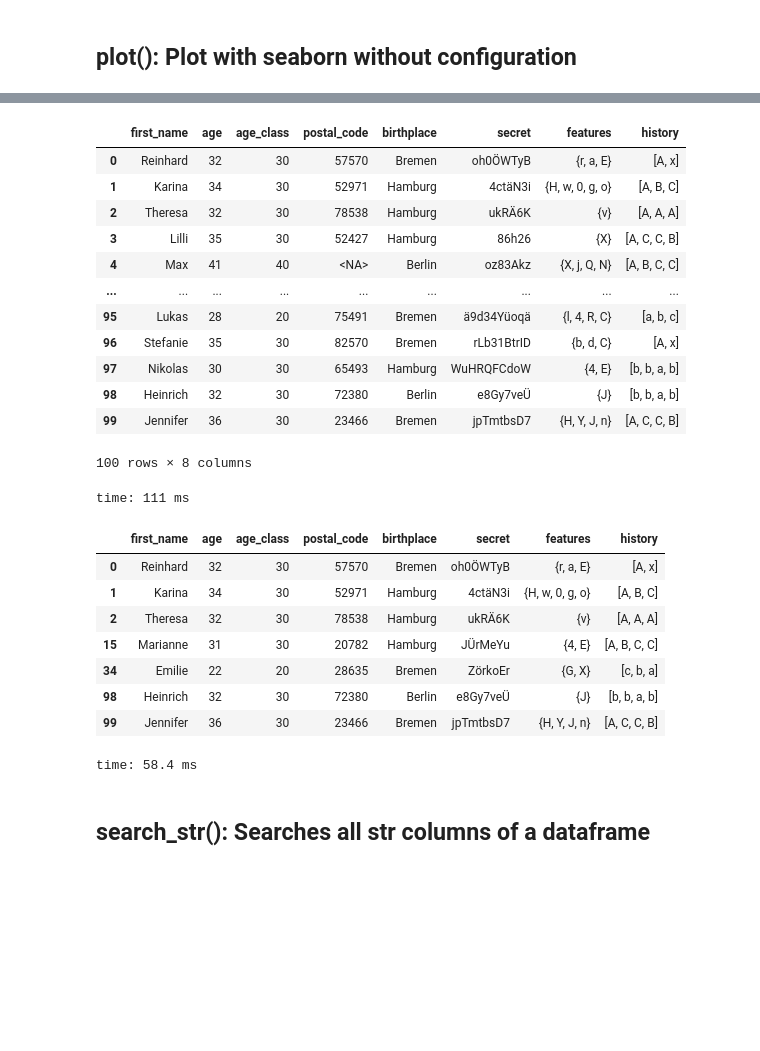
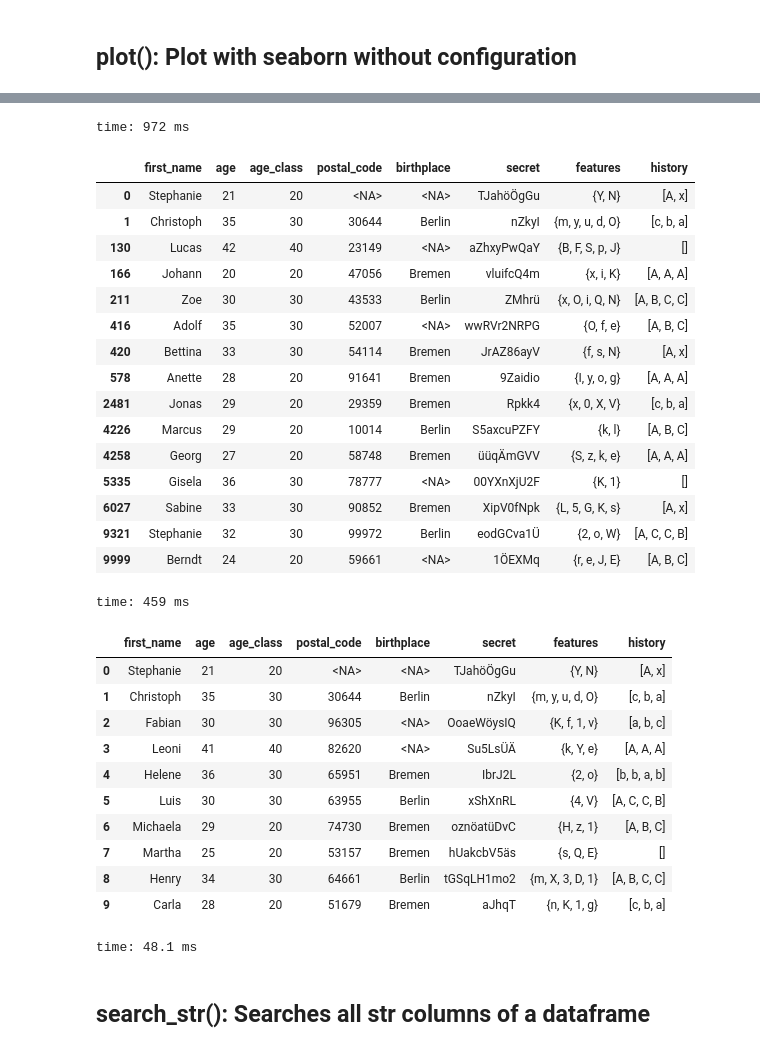
Before and after one commit to djekra/pandasklar, a Jupyter notebook: jupyter/12_Review_and_Visualize.ipynb, the cells around one changed output, grey strips where cells are left out. Saved outputs shown, nothing was run; the diff lists cells and outputs as text; code cells hidden in the pictures; blank space fills up the shorter version.

```diff
--- a/jupyter/12_Review_and_Visualize.ipynb
+++ b/jupyter/12_Review_and_Visualize.ipynb
@@ -125,36 +178,50 @@ File:      /media/me/DATA/Dropbox/31_Projekte/01_Python/git/pandasklar/src/panda
 Type:      function
-# %%
-# create test data
-df = pak.people()
-df['birthplace'] = df.birthplace.fillna('Hamburg')
-df
-# %% [output]
-|  | first_name | age | age_class | postal_code | birthplace | secret | features | history |
-| 0 | Reinhard | 32 | 30 | 57570 | Bremen | oh0ÖWTyB | {r, a, E} | [A, x] |
-| 1 | Karina | 34 | 30 | 52971 | Hamburg | 4ctäN3i | {H, w, 0, g, o} | [A, B, C] |
-| 2 | Theresa | 32 | 30 | 78538 | Hamburg | ukRÄ6K | {v} | [A, A, A] |
-| 3 | Lilli | 35 | 30 | 52427 | Hamburg | 86h26 | {X} | [A, C, C, B] |
-| 4 | Max | 41 | 40 | <NA> | Berlin | oz83Akz | {X, j, Q, N} | [A, B, C, C] |
-| ... | ... | ... | ... | ... | ... | ... | ... | ... |
-| 95 | Lukas | 28 | 20 | 75491 | Bremen | ä9d34Yüoqä | {l, 4, R, C} | [a, b, c] |
-| 96 | Stefanie | 35 | 30 | 82570 | Bremen | rLb31BtrID | {b, d, C} | [A, x] |
-| 97 | Nikolas | 30 | 30 | 65493 | Hamburg | WuHRQFCdoW | {4, E} | [b, b, a, b] |
-| 98 | Heinrich | 32 | 30 | 72380 | Berlin | e8Gy7veÜ | {J} | [b, b, a, b] |
-| 99 | Jennifer | 36 | 30 | 23466 | Bremen | jpTmtbsD7 | {H, Y, J, n} | [A, C, C, B] |
-100 rows × 8 columns
-time: 111 ms
-# %%
-pak.sample(df)
-# %% [output]
-|  | first_name | age | age_class | postal_code | birthplace | secret | features | history |
-| 0 | Reinhard | 32 | 30 | 57570 | Bremen | oh0ÖWTyB | {r, a, E} | [A, x] |
-| 1 | Karina | 34 | 30 | 52971 | Hamburg | 4ctäN3i | {H, w, 0, g, o} | [A, B, C] |
-| 2 | Theresa | 32 | 30 | 78538 | Hamburg | ukRÄ6K | {v} | [A, A, A] |
-| 15 | Marianne | 31 | 30 | 20782 | Hamburg | JÜrMeYu | {4, E} | [A, B, C, C] |
-| 34 | Emilie | 22 | 20 | 28635 | Bremen | ZörkoEr | {G, X} | [c, b, a] |
-| 98 | Heinrich | 32 | 30 | 72380 | Berlin | e8Gy7veÜ | {J} | [b, b, a, b] |
-| 99 | Jennifer | 36 | 30 | 23466 | Bremen | jpTmtbsD7 | {H, Y, J, n} | [A, C, C, B] |
-time: 58.4 ms
+# %%
+# create test data
+
+size = 10000 #00
+df6 = pak.people(size)
+df5 = df6.head(int(size/10))
+df4 = df6.head(int(size/100))
+df3 = df6.head(int(size/1000))
+df = df4
+# %% [output]
+time: 972 ms
+# %%
+pak.sample(df6,15)
+# %% [output]
+|  | first_name | age | age_class | postal_code | birthplace | secret | features | history |
+| 0 | Stephanie | 21 | 20 | <NA> | <NA> | TJahöÖgGu | {Y, N} | [A, x] |
+| 1 | Christoph | 35 | 30 | 30644 | Berlin | nZkyI | {m, y, u, d, O} | [c, b, a] |
+| 130 | Lucas | 42 | 40 | 23149 | <NA> | aZhxyPwQaY | {B, F, S, p, J} | [] |
+| 166 | Johann | 20 | 20 | 47056 | Bremen | vluifcQ4m | {x, i, K} | [A, A, A] |
+| 211 | Zoe | 30 | 30 | 43533 | Berlin | ZMhrü | {x, O, i, Q, N} | [A, B, C, C] |
+| 416 | Adolf | 35 | 30 | 52007 | <NA> | wwRVr2NRPG | {O, f, e} | [A, B, C] |
+| 420 | Bettina | 33 | 30 | 54114 | Bremen | JrAZ86ayV | {f, s, N} | [A, x] |
+| 578 | Anette | 28 | 20 | 91641 | Bremen | 9Zaidio | {I, y, o, g} | [A, A, A] |
+| 2481 | Jonas | 29 | 20 | 29359 | Bremen | Rpkk4 | {x, 0, X, V} | [c, b, a] |
+| 4226 | Marcus | 29 | 20 | 10014 | Berlin | S5axcuPZFY | {k, l} | [A, B, C] |
+| 4258 | Georg | 27 | 20 | 58748 | Bremen | üüqÄmGVV | {S, z, k, e} | [A, A, A] |
+| 5335 | Gisela | 36 | 30 | 78777 | <NA> | 00YXnXjU2F | {K, 1} | [] |
+| 6027 | Sabine | 33 | 30 | 90852 | Bremen | XipV0fNpk | {L, 5, G, K, s} | [A, x] |
+| 9321 | Stephanie | 32 | 30 | 99972 | Berlin | eodGCva1Ü | {2, o, W} | [A, C, C, B] |
+| 9999 | Berndt | 24 | 20 | 59661 | <NA> | 1ÖEXMq | {r, e, J, E} | [A, B, C] |
+time: 459 ms
+# %%
+pak.sample(df3,1005)
+# %% [output]
+|  | first_name | age | age_class | postal_code | birthplace | secret | features | history |
+| 0 | Stephanie | 21 | 20 | <NA> | <NA> | TJahöÖgGu | {Y, N} | [A, x] |
+| 1 | Christoph | 35 | 30 | 30644 | Berlin | nZkyI | {m, y, u, d, O} | [c, b, a] |
+| 2 | Fabian | 30 | 30 | 96305 | <NA> | OoaeWöysIQ | {K, f, 1, v} | [a, b, c] |
+| 3 | Leoni | 41 | 40 | 82620 | <NA> | Su5LsÜÄ | {k, Y, e} | [A, A, A] |
+| 4 | Helene | 36 | 30 | 65951 | Bremen | IbrJ2L | {2, o} | [b, b, a, b] |
+| 5 | Luis | 30 | 30 | 63955 | Berlin | xShXnRL | {4, V} | [A, C, C, B] |
+| 6 | Michaela | 29 | 20 | 74730 | Bremen | oznöatüDvC | {H, z, 1} | [A, B, C] |
+| 7 | Martha | 25 | 20 | 53157 | Bremen | hUakcbV5äs | {s, Q, E} | [] |
+| 8 | Henry | 34 | 30 | 64661 | Berlin | tGSqLH1mo2 | {m, X, 3, D, 1} | [A, B, C, C] |
+| 9 | Carla | 28 | 20 | 51679 | Bremen | aJhqT | {n, K, 1, g} | [c, b, a] |
+time: 48.1 ms
 # %% [markdown]
 ## search_str(): Searches all str columns of a dataframe
 # %%
```
Also changed, not shown: parts of 44 cells of this notebook, 30 other files.
